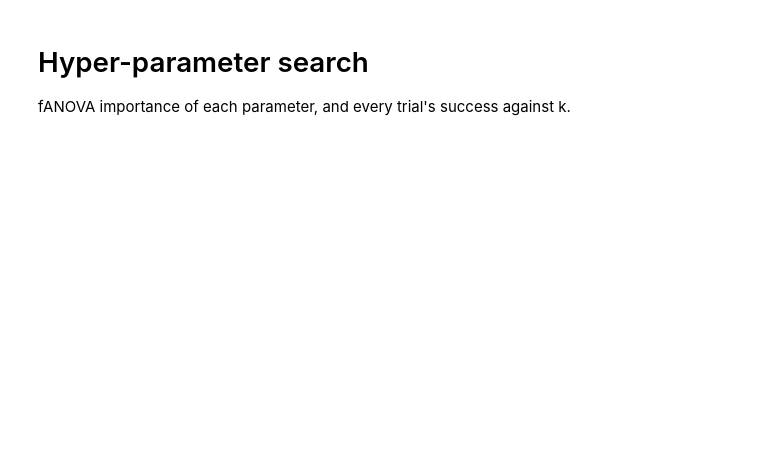
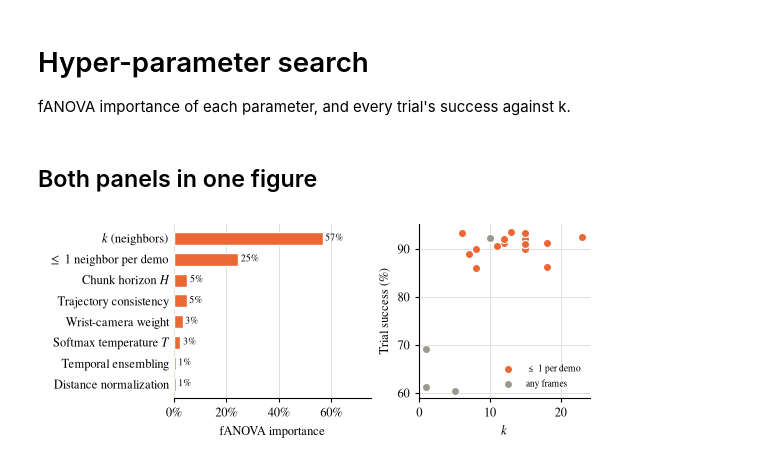
Before and after one commit to sereact/lerobot_knn, a Jupyter notebook: analysis/optuna.ipynb, the cells around one changed output. Drawn from its saved outputs; the diff is of its cells as text; code cells hidden in the pictures; blank space fills up the shorter version.

```diff
--- a/analysis/optuna.ipynb
+++ b/analysis/optuna.ipynb
@@ -21,15 +22,15 @@ data = json.loads((data_path / "data.json").read_text())
 figs_path.mkdir(exist_ok=True)
 plt.style.use(style_path)
 # %%
-OPTUNA_NAMES = {"k": "k (neighbours)", "one_per_episode": "≤ 1 neighbour per demo", "chunk_size": "chunk length",
-                "use_consistency": "trajectory stickiness", "w_wrist": "wrist-camera weight",
-                "temperature": "softmax temperature", "temporal_ensemble": "temporal ensembling",
-                "distance_normalization": "distance normalisation", "w_agentview": "agent-view weight",
-                "norm_preserving": "norm preserving", "use_history": "history matching", "use_action_mode": "mode seeking",
-                "task_conditioning": "prompt conditioning", "state_weight": "state weight", "time_weight": "time weight",
-                "use_time": "time feature", "memory_stride": "memory stride", "image_encoder": "image encoder",
-                "pooling_resnet18": "feature pooling", "ensemble_coeff": "ensembling decay",
-                "use_ensemble_mode": "ensemble mode seeking", "gripper_mode": "gripper averaging"}  # fmt: skip
+OPTUNA_NAMES = {"k": "$k$ (neighbors)", "one_per_episode": "$\\leq$ 1 neighbor per demo", "chunk_size": "Chunk horizon $H$",
+                "use_consistency": "Trajectory consistency", "w_wrist": "Wrist-camera weight",
+                "temperature": "Softmax temperature $T$", "temporal_ensemble": "Temporal ensembling",
+                "distance_normalization": "Distance normalization", "w_agentview": "Agent-view weight",
+                "norm_preserving": "Norm preserving", "use_history": "History matching", "use_action_mode": "Mode seeking",
+                "task_conditioning": "Prompt conditioning", "state_weight": "State weight", "time_weight": "Time weight",
+                "use_time": "Time feature", "memory_stride": "Memory stride", "image_encoder": "Image encoder",
+                "pooling_resnet18": "Feature pooling", "ensemble_coeff": "Ensembling decay",
+                "use_ensemble_mode": "Ensemble mode seeking", "gripper_mode": "Gripper averaging"}  # fmt: skip
 # %%
 op = data["optuna"]
 imp = list(op["importance"].items())[:8][::-1]
@@ -37,22 +39,27 @@ trials = [t for t in op["trials"] if "k" in t["params"]]
+# %% [markdown]
+## Both panels in one figure
 # %%
 fig, (ax1, ax2) = plt.subplots(1, 2, figsize=(PAGE_WIDTH, 2.232), layout="constrained", gridspec_kw={"width_ratios": [1.15, 1]})
 ax1.barh(range(len(imp)), [100 * v for _k, v in imp], color=u.Colour.KNN, height=0.62, edgecolor="white")
 ax1.set_yticks(range(len(imp)), [OPTUNA_NAMES.get(k, k) for k, _v in imp])
 for i, (_k, v) in enumerate(imp):
-    ax1.text(100 * v + 1, i, f"{100 * v:.0f}%", va="center", fontsize=FS_TINY)
-ax1.set_xlabel("importance (fANOVA)", fontsize=FS_SMALL)
+    ax1.text(100 * v + 1, i, f"{v:.0%}", va="center", fontsize=FS_TINY)
+ax1.set_xlabel("fANOVA importance", fontsize=FS_SMALL)
+ax1.xaxis.set_major_formatter(PercentFormatter())
 ax1.set_xlim(0, 75)
 ax1.tick_params(axis="y", length=0)
 ax1.spines["left"].set_visible(False)
 ax1.xaxis.grid(True)
 ax1.set_axisbelow(True)
 for one, colour, lab in ((True, u.Colour.KNN, "≤ 1 per demo"), (False, u.Colour.HUMAN, "any frames")):
     sel = [t for t in trials if bool(t["params"].get("one_per_episode", True)) == one]
     ax2.scatter([t["params"]["k"] for t in sel], [100 * t["value"] for t in sel], s=34, color=colour,
               edgecolor="white", linewidth=0.8, label=lab, zorder=3)  # fmt: skip
-ax2.set_xlabel("k", fontsize=FS_SMALL)
-ax2.set_ylabel("trial success (%)", fontsize=FS_SMALL)
+ax2.set_xlabel("$k$", fontsize=FS_SMALL)
+ax2.set_ylabel("Trial success (%)", fontsize=FS_SMALL)
 ax2.grid(True)
 ax2.set_axisbelow(True)
 ax2.legend(frameon=False, fontsize=FS_TINY, loc="lower right")
 fig.savefig(figs_path / "optuna.pdf")
+# %% [output]
+[figure, added]
```
Also changed, not shown: parts of 7 cells of this notebook, 19 other files.
